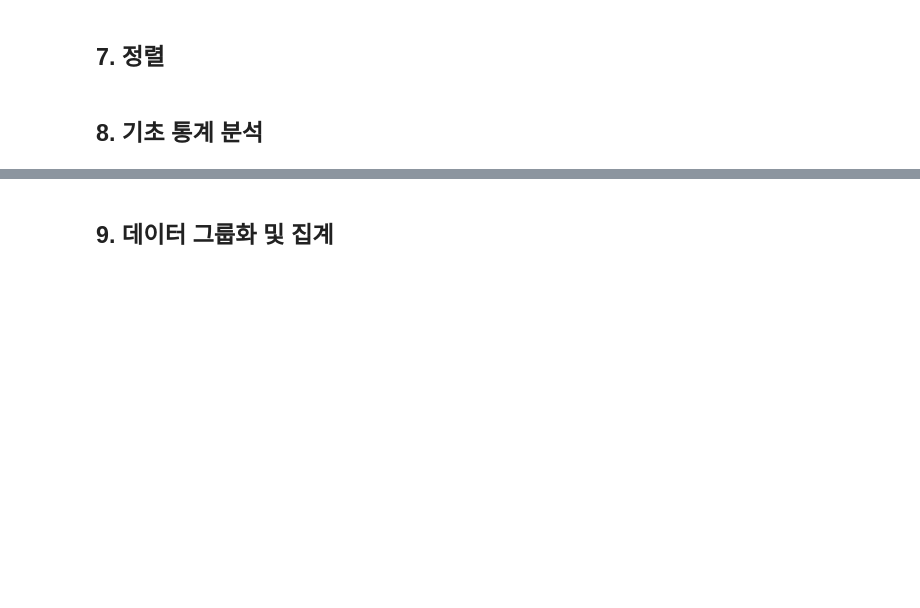
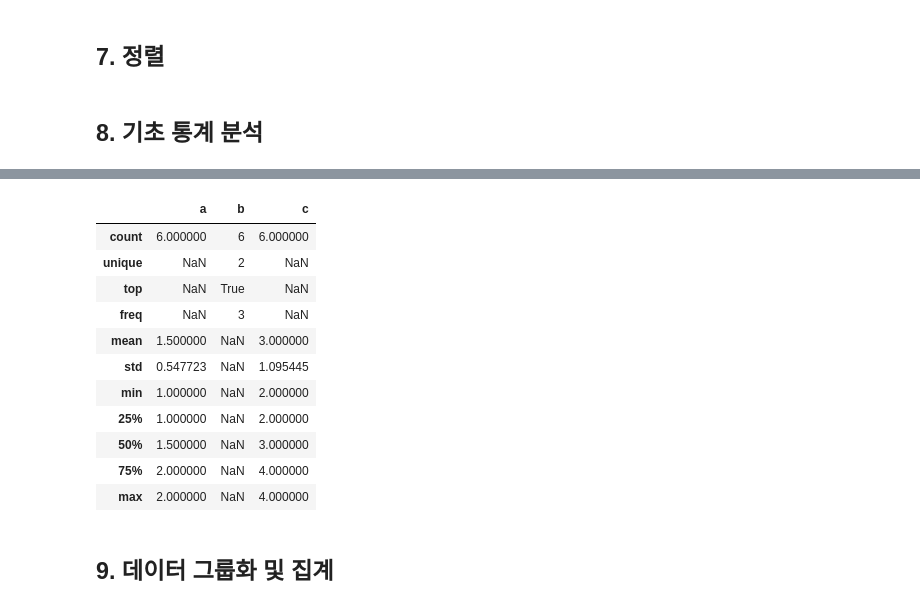
Before and after one commit to lucio-karin0506/SaltLux-Project, a Jupyter notebook: python lecture/python data handling lecture/2장. 데이터프레임과 시리즈.ipynb, the cells around one changed output, grey strips where cells are left out. Drawn from its saved outputs; the diff is of its cells as text; code cells hidden in the pictures; blank space fills up the shorter version.

```diff
--- a/python lecture/python data handling lecture/2장. 데이터프레임과 시리즈.ipynb
+++ b/python lecture/python data handling lecture/2장. 데이터프레임과 시리즈.ipynb
@@ -185,0 +524,5 @@ iris.head()
+# %%
+df = pd.DataFrame({'a': [1, 2] * 3,
+                    'b': [True, False] * 3,
+                    'c': [2.0, 4.0] * 3})
+df.describe()
@@ -186,2 +552,17 @@ iris.head()
+# %%
+df.describe(include='all')
+# %% [output]
+|  | a | b | c |
+| count | 6.000000 | 6 | 6.000000 |
+| unique | NaN | 2 | NaN |
+| top | NaN | True | NaN |
+| freq | NaN | 3 | NaN |
+| mean | 1.500000 | NaN | 3.000000 |
+| std | 0.547723 | NaN | 1.095445 |
+| min | 1.000000 | NaN | 2.000000 |
+| 25% | 1.000000 | NaN | 2.000000 |
+| 50% | 1.500000 | NaN | 3.000000 |
+| 75% | 2.000000 | NaN | 4.000000 |
+| max | 2.000000 | NaN | 4.000000 |
 # %% [markdown]
 ## 9. 데이터 그룹화 및 집계
```
Also changed, not shown: parts of 37 cells of this notebook.
